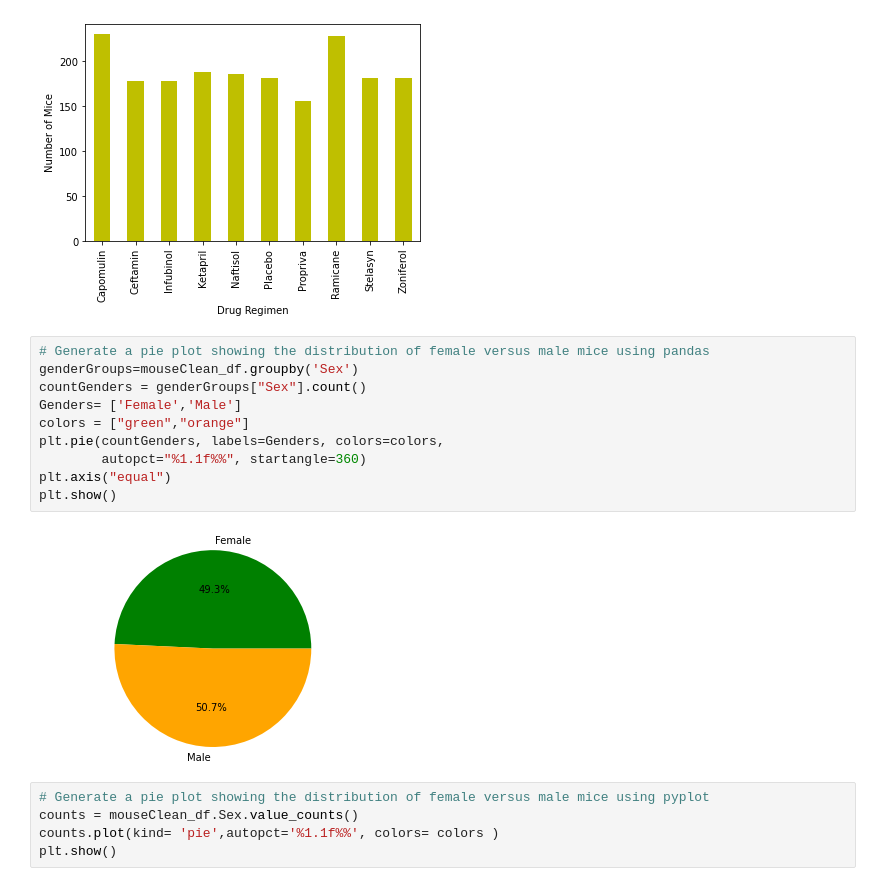
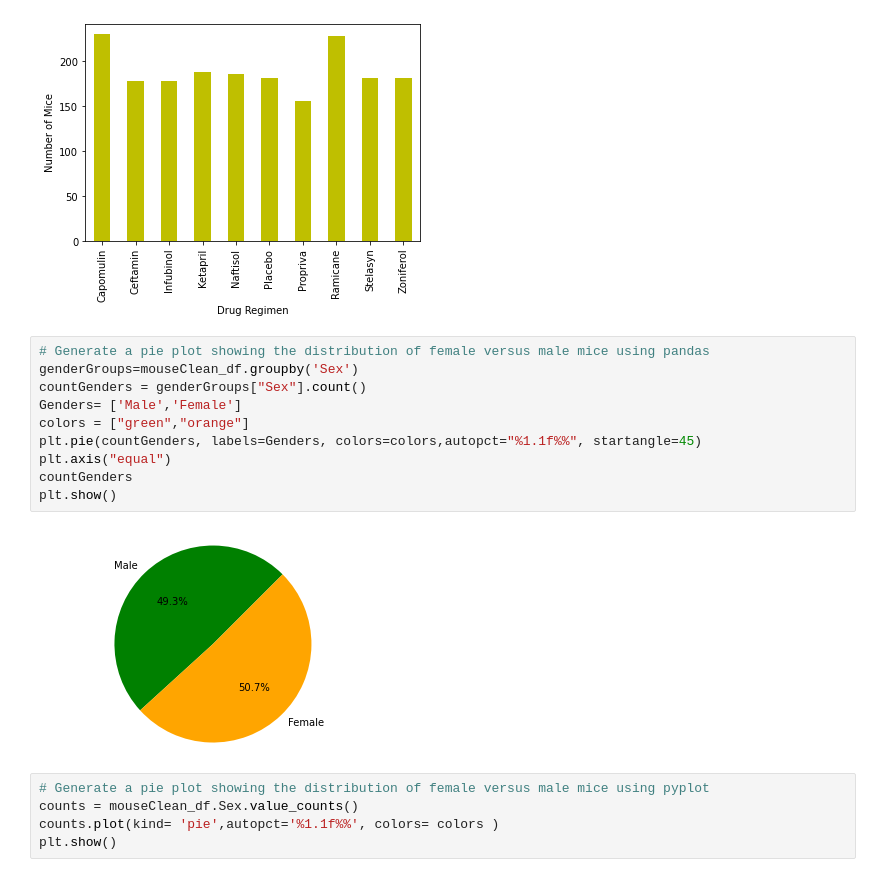
Before and after one commit to EvanK215/Pymaceuticals-Challenge, a Jupyter notebook: pymaceuticals_starter.ipynb, the cells around one changed output. Drawn from its saved outputs; the diff is of its cells as text.

```diff
--- a/pymaceuticals_starter.ipynb
+++ b/pymaceuticals_starter.ipynb
@@ -182,15 +182,15 @@ plt.show()
 # %%
 # Generate a pie plot showing the distribution of female versus male mice using pandas
 genderGroups=mouseClean_df.groupby('Sex')
 countGenders = genderGroups["Sex"].count()
-Genders= ['Female','Male']
+Genders= ['Male','Female']
 colors = ["green","orange"]
-plt.pie(countGenders, labels=Genders, colors=colors,
-        autopct="%1.1f%%", startangle=360)
+plt.pie(countGenders, labels=Genders, colors=colors,autopct="%1.1f%%", startangle=45)
 plt.axis("equal")
+countGenders
 plt.show()
 # %% [output]
-[figure, old version]
+[figure, new version]
 # %%
 # Generate a pie plot showing the distribution of female versus male mice using pyplot
 counts = mouseClean_df.Sex.value_counts()
```
Also changed, not shown: parts of 5 cells of this notebook.
